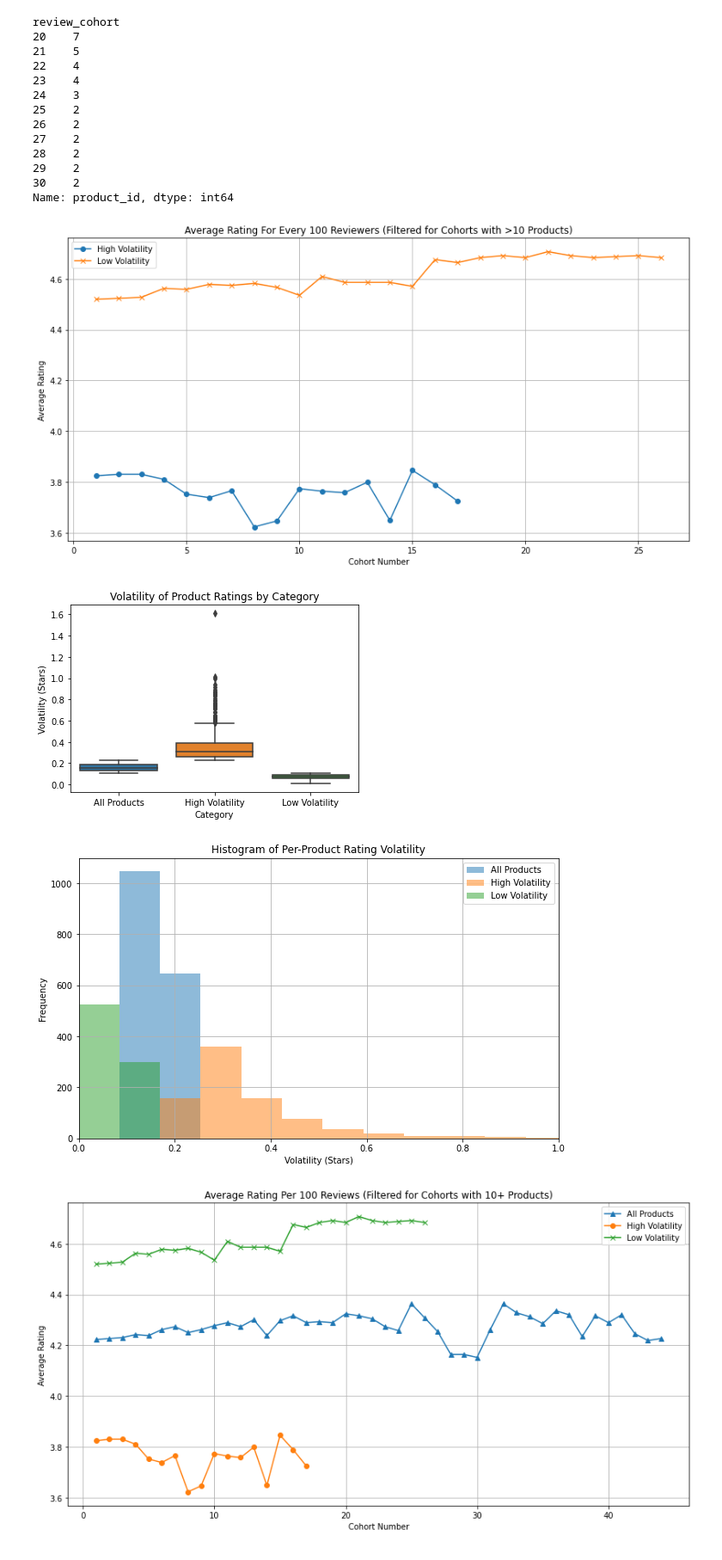
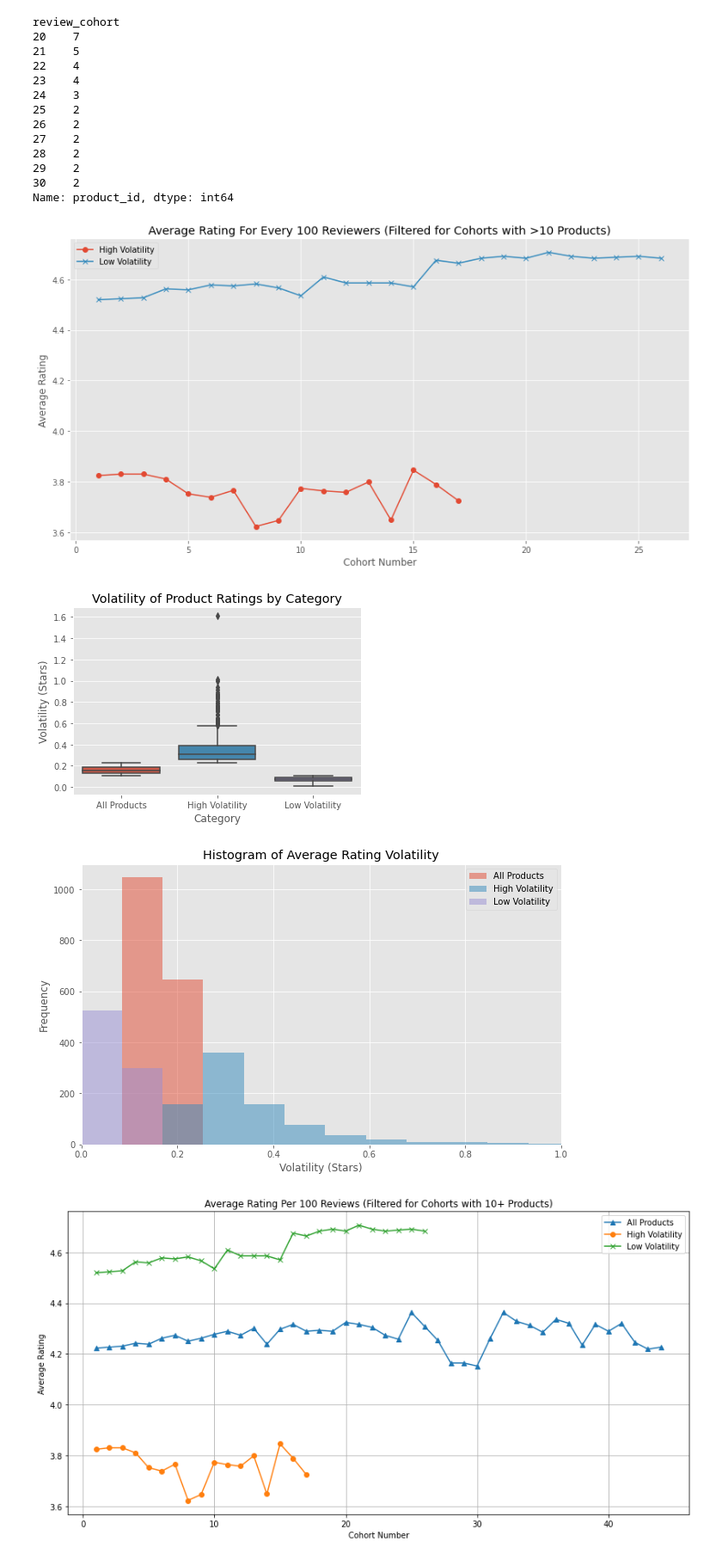
Before and after one commit to willfreeman1/amzn_reviews_EDA, a Jupyter notebook: Reviews_Cohort_Analysis_100.ipynb, the cells around one changed output. Shown at 86% size. Cells and saved outputs as stored; diff of their text form; code cells hidden in the pictures.

Commit message:
adjusted chart

```diff
--- a/Reviews_Cohort_Analysis_100.ipynb
+++ b/Reviews_Cohort_Analysis_100.ipynb
@@ -304,6 +304,10 @@ review_cohort
 Name: product_id, dtype: int64
 # %%
 # Re-plotting with floor on products per cohort
+
+import matplotlib.pyplot as plt
+
+plt.style.use("ggplot")
 
 high_vol_avg_rating_by_cohort = high_vol_df.groupby('review_cohort')['average_rating'].mean()
 
@@ -329,9 +333,10 @@ plt.legend()
 plt.grid(True)
 plt.show()
 # %% [output]
-[figure, old version]
+[figure, new version]
 # %%
 # Plot high, low, all products as boxplit
+import seaborn as sns
 
 volatility_data = per_product_volatility.reset_index()
 volatility_data.columns = ['product_id', 'volatility']
@@ -347,29 +352,29 @@ plt.xlabel('Category')
 plt.ylabel('Volatility (Stars)')
 plt.show()
 # %% [output]
-[figure, old version]
+[figure, new version]
 # %%
 # Plot as histograms
 
 bins = np.linspace(0, volatility_data['volatility'].max(), 20)
 
 plt.figure(figsize=(10, 6))
 
 plt.hist(volatility_data[volatility_data['category'] == 'All Products']['volatility'], bins=bins, alpha=0.5, label='All Products')
 
 plt.hist(volatility_data[volatility_data['category'] == 'High Volatility']['volatility'], bins=bins, alpha=0.5, label='High Volatility')
 
 plt.hist(volatility_data[volatility_data['category'] == 'Low Volatility']['volatility'], bins=bins, alpha=0.5, label='Low Volatility')
 
-plt.title('Histogram of Per-Product Rating Volatility')
+plt.title('Histogram of Average Rating Volatility')
 plt.xlabel('Volatility (Stars)')
 plt.ylabel('Frequency')
 plt.xlim(0,1.0)
 plt.legend(loc='upper right')
 plt.grid(True)
 plt.show()
 # %% [output]
-[figure, old version]
+[figure, new version]
 # %%
 # Line plot of all vs high vs low vol products
 
```
Also changed, not shown: parts of 1 cell of this notebook.
